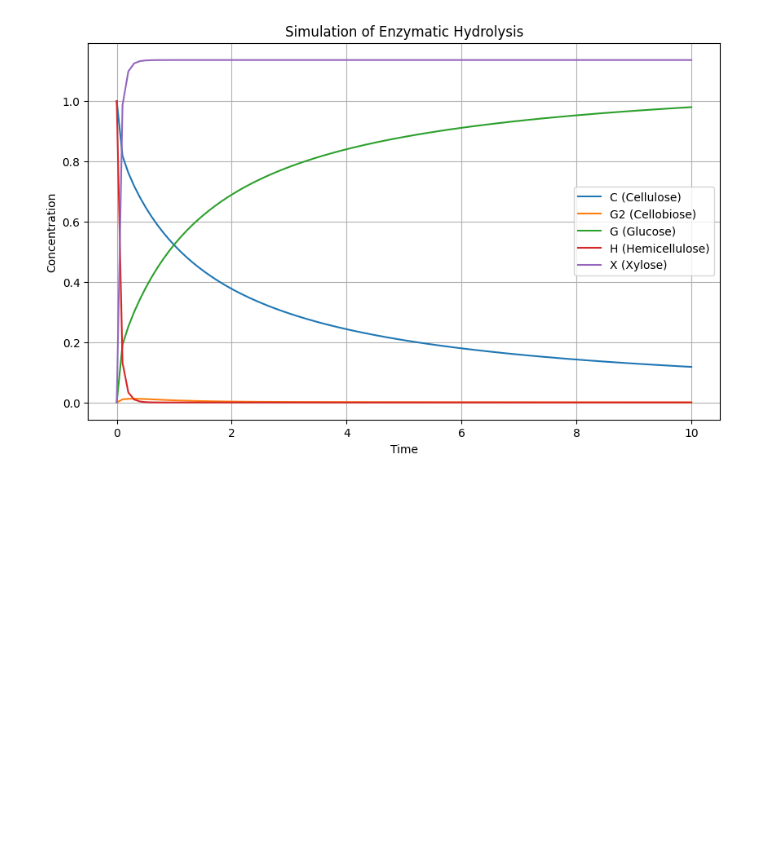
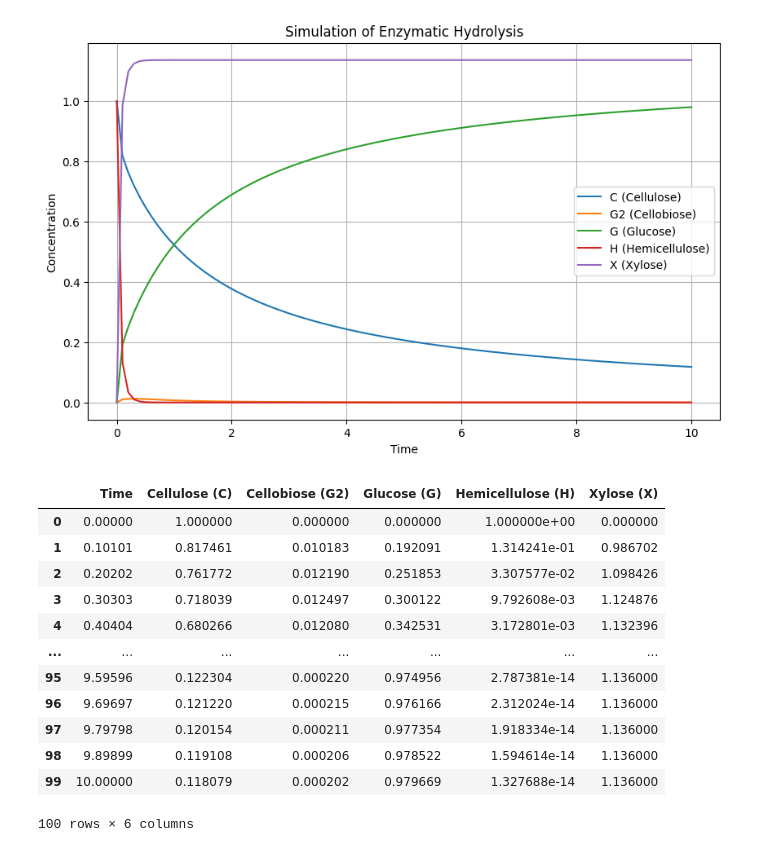
Before and after one commit to AugustoCoding/Ethanol-AI, a Jupyter notebook: BEPE FAPESP/ModelosHidrólise.ipynb, the cells around one changed output. Drawn from its saved outputs; the diff is of its cells as text; code cells hidden in the pictures; blank space fills up the shorter version.

Commit message:
DataFrame gerado

```diff
--- a/BEPE FAPESP/ModelosHidrólise.ipynb
+++ b/BEPE FAPESP/ModelosHidrólise.ipynb
@@ -236,3 +236,38 @@ plt.grid()
 plt.show()
 # %% [output]
 [figure]
+# %%
+import pandas as pd
+
+# Gerar o dataframe com os resultados da simulação
+def generate_dataframe(solution):
+    data = {
+        "Time": solution.t,
+        "Cellulose (C)": solution.y[0],
+        "Cellobiose (G2)": solution.y[1],
+        "Glucose (G)": solution.y[2],
+        "Hemicellulose (H)": solution.y[3],
+        "Xylose (X)": solution.y[4]
+    }
+    df = pd.DataFrame(data)
+    return df
+
+# Criar o dataframe
+df_simulation = generate_dataframe(solution)
+
+# Exibir os primeiros 5 pontos
+df_simulation
+# %% [output]
+|  | Time | Cellulose (C) | Cellobiose (G2) | Glucose (G) | Hemicellulose (H) | Xylose (X) |
+| 0 | 0.00000 | 1.000000 | 0.000000 | 0.000000 | 1.000000e+00 | 0.000000 |
+| 1 | 0.10101 | 0.817461 | 0.010183 | 0.192091 | 1.314241e-01 | 0.986702 |
+| 2 | 0.20202 | 0.761772 | 0.012190 | 0.251853 | 3.307577e-02 | 1.098426 |
+| 3 | 0.30303 | 0.718039 | 0.012497 | 0.300122 | 9.792608e-03 | 1.124876 |
+| 4 | 0.40404 | 0.680266 | 0.012080 | 0.342531 | 3.172801e-03 | 1.132396 |
+| ... | ... | ... | ... | ... | ... | ... |
+| 95 | 9.59596 | 0.122304 | 0.000220 | 0.974956 | 2.787381e-14 | 1.136000 |
+| 96 | 9.69697 | 0.121220 | 0.000215 | 0.976166 | 2.312024e-14 | 1.136000 |
+| 97 | 9.79798 | 0.120154 | 0.000211 | 0.977354 | 1.918334e-14 | 1.136000 |
+| 98 | 9.89899 | 0.119108 | 0.000206 | 0.978522 | 1.594614e-14 | 1.136000 |
+| 99 | 10.00000 | 0.118079 | 0.000202 | 0.979669 | 1.327688e-14 | 1.136000 |
+100 rows × 6 columns
```
